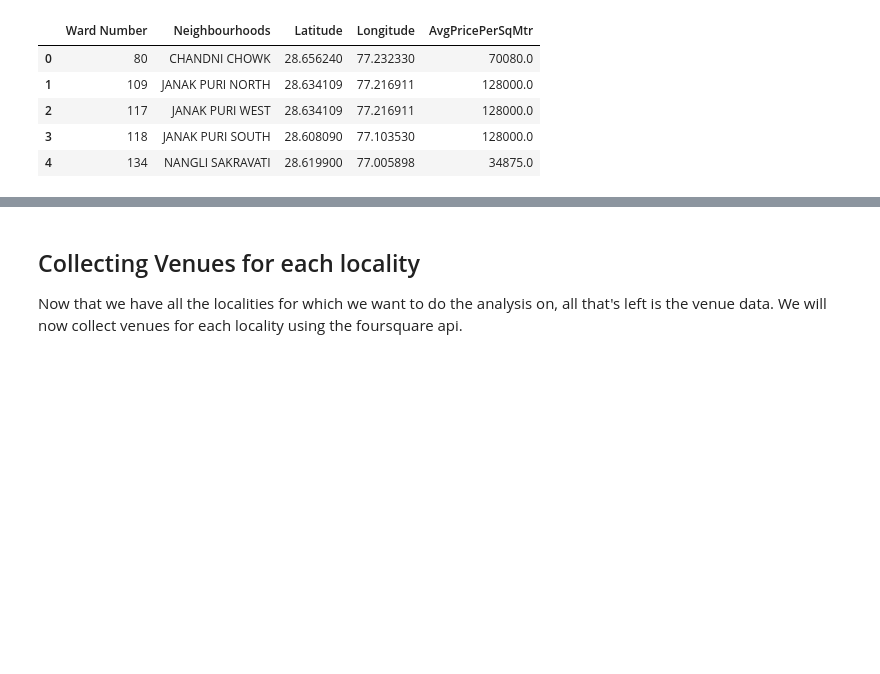
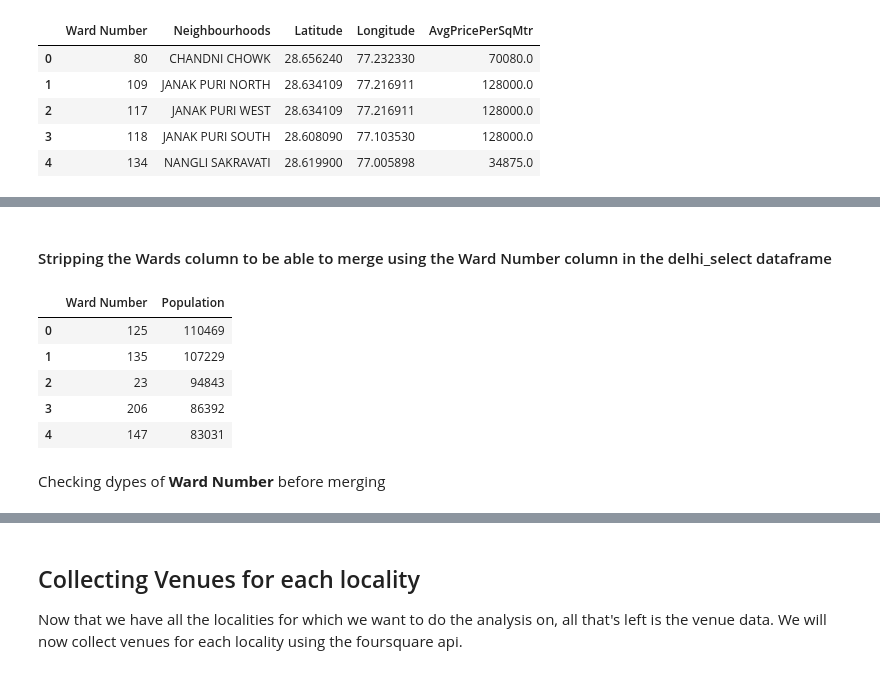
Before and after one commit to rahul-agar/Coursera_Capstone, a Jupyter notebook: Capstone.ipynb, the cells around one changed output, grey strips where cells are left out. Drawn from its saved outputs; the diff is of its cells as text; code cells hidden in the pictures; blank space fills up the shorter version.

```diff
--- a/Capstone.ipynb
+++ b/Capstone.ipynb
@@ -174,0 +199,16 @@ delhi_select.head()
+# %% [markdown]
+#### Stripping the Wards column to be able to merge using the Ward Number column in the delhi_select dataframe
+# %%
+delhi_population['Wards'] = delhi_population['Wards'].str.strip(r"Dmc (u) Ward No ")
+#delhi_population.Wards = delhi_population.Wards.astype('int64')
+delhi_population.rename(columns={'Wards':'Ward Number'}, inplace=True)
+delhi_population.head()
+# %% [output]
+|  | Ward Number | Population |
+| 0 | 125 | 110469 |
+| 1 | 135 | 107229 |
+| 2 | 23 | 94843 |
+| 3 | 206 | 86392 |
+| 4 | 147 | 83031 |
+# %% [markdown]
+Checking dypes of **Ward Number** before merging
```
Also changed, not shown: parts of 15 cells of this notebook.
